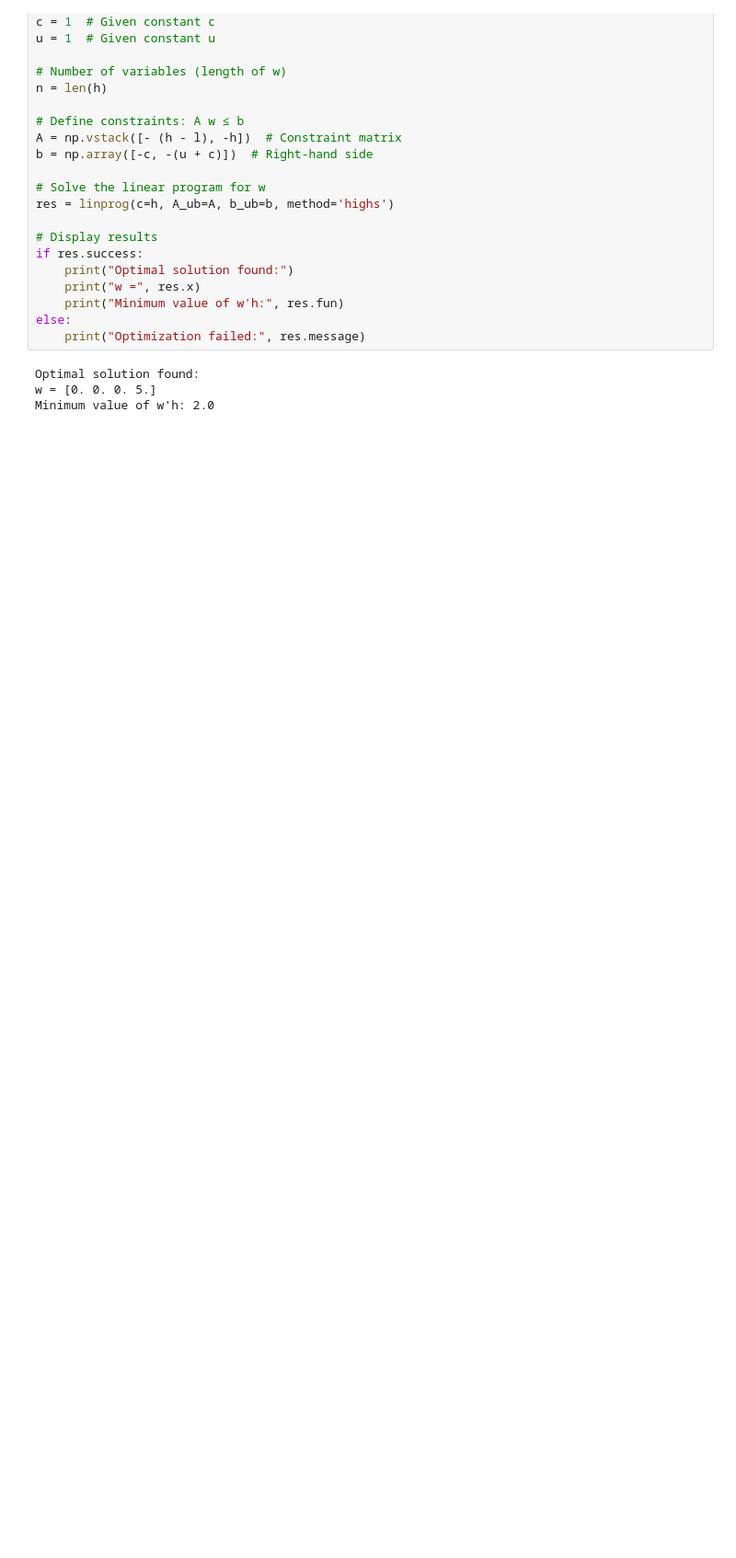
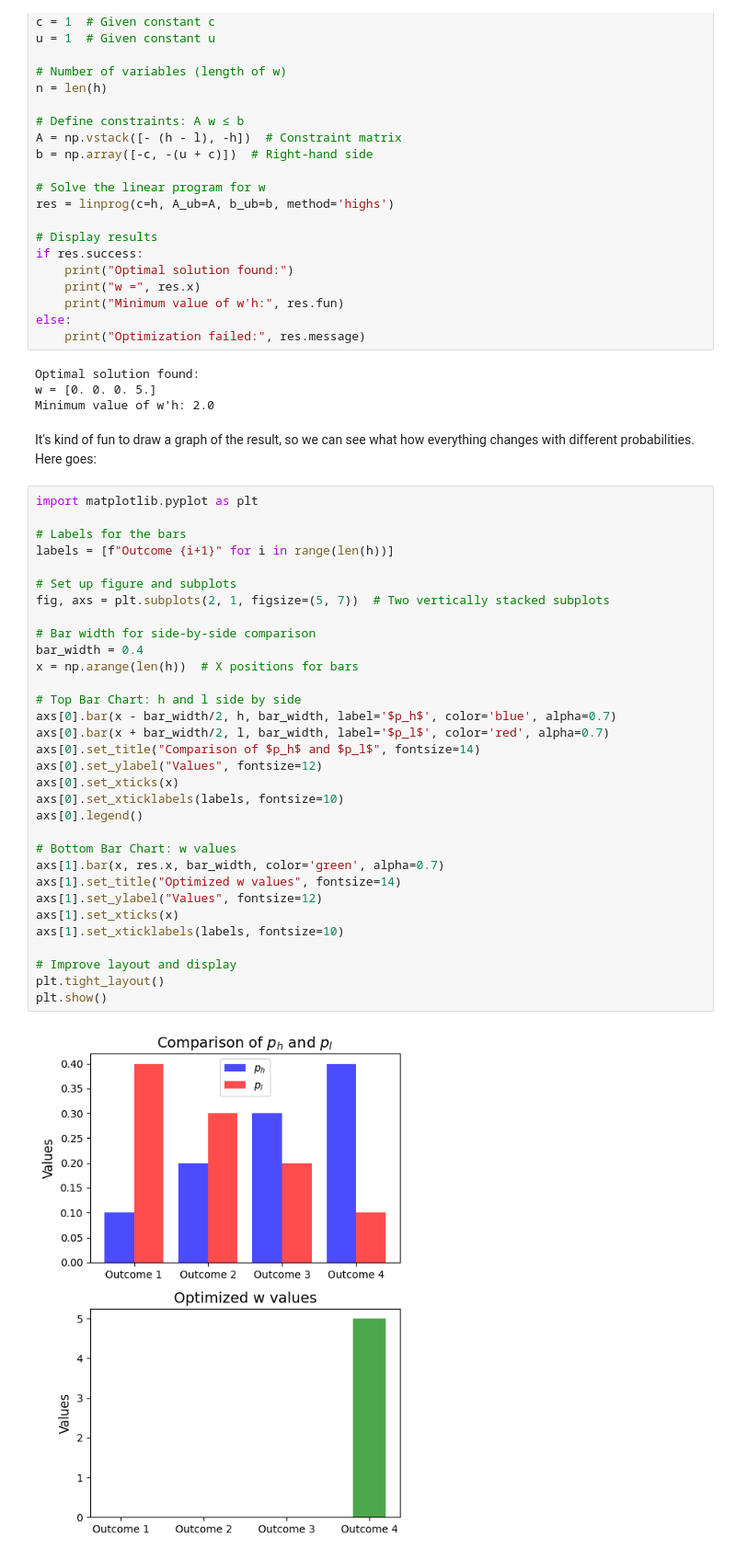
Before and after one commit to mbaker21231/MicroII-Sandbox, a Jupyter notebook: Principal_and_Agent_LP.ipynb, the cells around one changed output. Shown at 92% size. Cells and saved outputs as stored; diff of their text form; blank space fills up the shorter version.

```diff
--- a/Principal_and_Agent_LP.ipynb
+++ b/Principal_and_Agent_LP.ipynb
@@ -65,3 +65,39 @@ else:
 Optimal solution found:
 w = [0. 0. 0. 5.]
 Minimum value of w'h: 2.0
+# %% [markdown]
+It's kind of fun to draw a graph of the result, so we can see what how everything changes with different probabilities. Here goes:
+# %%
+import matplotlib.pyplot as plt
+
+# Labels for the bars
+labels = [f"Outcome {i+1}" for i in range(len(h))]
+
+# Set up figure and subplots
+fig, axs = plt.subplots(2, 1, figsize=(5, 7))  # Two vertically stacked subplots
+
+# Bar width for side-by-side comparison
+bar_width = 0.4
+x = np.arange(len(h))  # X positions for bars
+
+# Top Bar Chart: h and l side by side
+axs[0].bar(x - bar_width/2, h, bar_width, label='$p_h$', color='blue', alpha=0.7)
+axs[0].bar(x + bar_width/2, l, bar_width, label='$p_l$', color='red', alpha=0.7)
+axs[0].set_title("Comparison of $p_h$ and $p_l$", fontsize=14)
+axs[0].set_ylabel("Values", fontsize=12)
+axs[0].set_xticks(x)
+axs[0].set_xticklabels(labels, fontsize=10)
+axs[0].legend()
+
+# Bottom Bar Chart: w values
+axs[1].bar(x, res.x, bar_width, color='green', alpha=0.7)
+axs[1].set_title("Optimized w values", fontsize=14)
+axs[1].set_ylabel("Values", fontsize=12)
+axs[1].set_xticks(x)
+axs[1].set_xticklabels(labels, fontsize=10)
+
+# Improve layout and display
+plt.tight_layout()
+plt.show()
+# %% [output]
+[figure, added]
```
Also changed, not shown: parts of 7 cells of this notebook.
